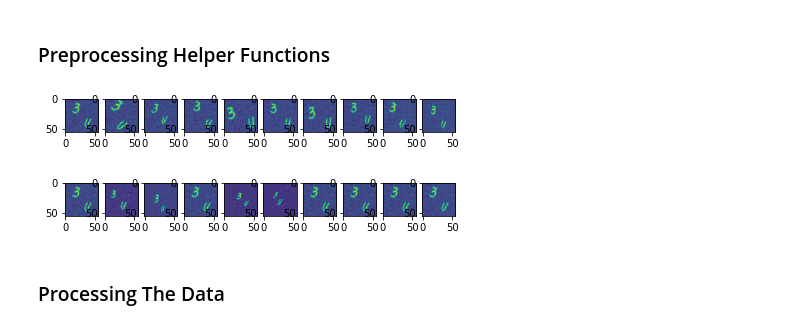
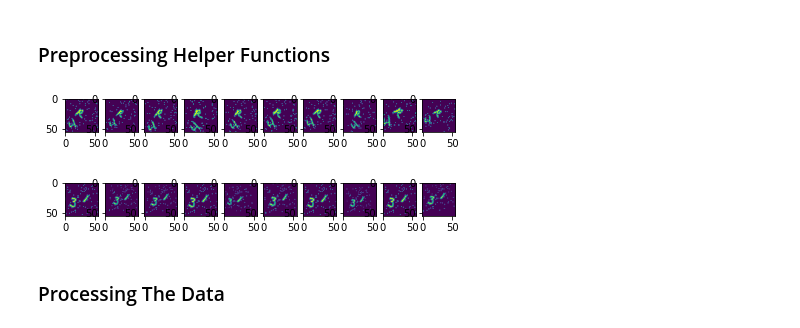
Before and after one commit to shubymao/comp551-p3, a Jupyter notebook: Project_3_Notebook.ipynb, the cells around one changed output. Saved outputs shown, nothing was run; the diff lists cells and outputs as text; code cells hidden in the pictures.

```diff
--- a/Project_3_Notebook.ipynb
+++ b/Project_3_Notebook.ipynb
@@ -83,31 +83,31 @@ def img_grid(row,col,imgs):
     # plt.colorbar()
     plt.show()
 # %%
-affine_manager = RandomAffine(25, (4/56,4/56), (0.8,1.2), 20)
+affine_manager = RandomAffine(20, scale = (0.85,1.15),  shear = 15)
 def generate_affine(image_tensor, num):
     outputs = []
     for _ in range(num):
       outputs.append(affine_manager(image_tensor))
     return outputs
 
-sample_tensor = torch.from_numpy(training_data[0,None]).float()
+sample_tensor = torch.from_numpy(training_data[100,None]).float()
 affined_tensors = map(lambda x: x[0], generate_affine(sample_tensor,9))
 img_grid(1,10,[sample_tensor[0],*affined_tensors])
 # %% [output]
-[figure, old version]
+[figure, new version]
 # %%
-perspective_manager = RandomPerspective(0.6)
+perspective_manager = RandomPerspective(0.4)
 def generate_pespective(image_tensor, num):
     outputs = []
     for _ in range(num):
       outputs.append(perspective_manager(image_tensor))
     return outputs
 
-sample_tensor = torch.from_numpy(training_data[0,None]).float()
+sample_tensor = torch.from_numpy(training_data[2000,None]).float()
 perspective_tensors = map(lambda x: x[0], generate_pespective(sample_tensor,9))
 img_grid(1,10,[sample_tensor[0],*perspective_tensors])
 # %% [output]
-[figure, old version]
+[figure, new version]
 # %%
 # transform all data to the output format
 def process_training_data(data, labels, affine_cnt = 0, perspective_cnt = 0):
```
Also changed, not shown: parts of 5 cells of this notebook.
